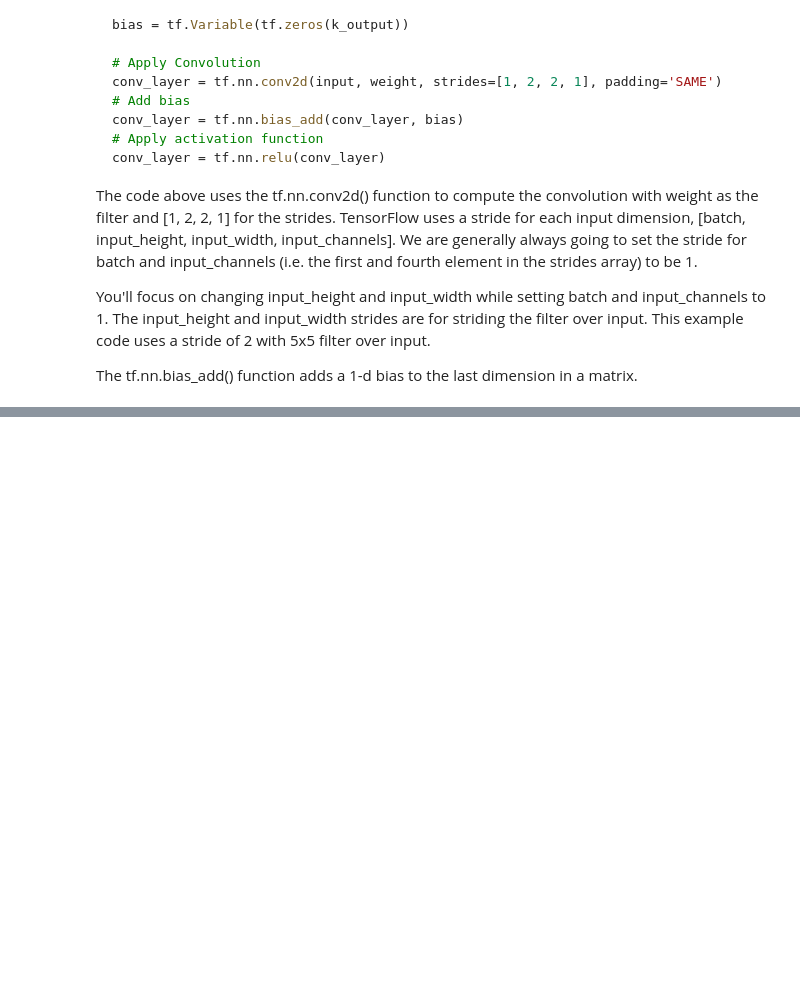
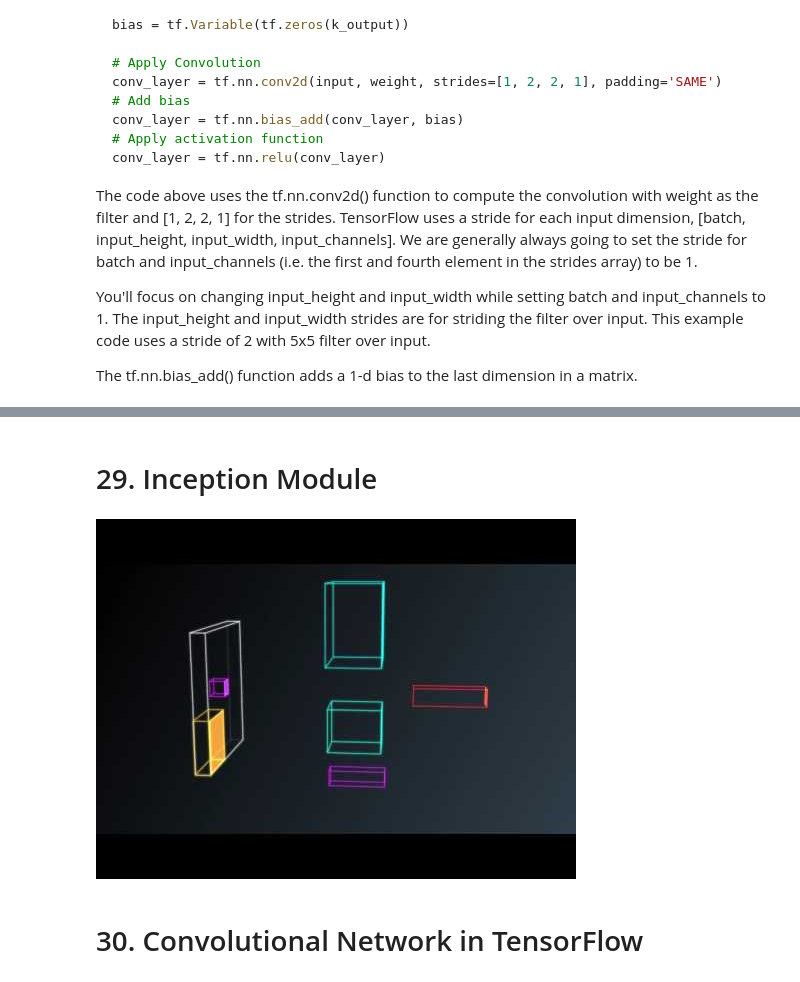
Before and after one commit to CryptoBagsJr/udacity_lecture_compilation, a Jupyter notebook: self-driving-car/Term1/Lesson8-Convolutional Neural Networks/Lecture8-Convolutional Neural Networks.ipynb, the cells around one changed output, grey strips where cells are left out. Drawn from its saved outputs; the diff is of its cells as text; code cells hidden in the pictures; blank space fills up the shorter version.

```diff
--- a/self-driving-car/Term1/Lesson8-Convolutional Neural Networks/Lecture8-Convolutional Neural Networks.ipynb
+++ b/self-driving-car/Term1/Lesson8-Convolutional Neural Networks/Lecture8-Convolutional Neural Networks.ipynb
@@ -499,0 +679,8 @@ The tf.nn.bias_add() function adds a 1-d bias to the last dimension in a matrix.
+# %% [markdown]
+# 29. Inception Module
+# %%
+YouTubeVideo('SlTm03bEOxA', width=720, height=400)
+# %% [output]
+[figure, added]
+# %% [markdown]
+# 30. Convolutional Network in TensorFlow
```
Also changed, not shown: parts of 52 cells of this notebook, 10 other files.
